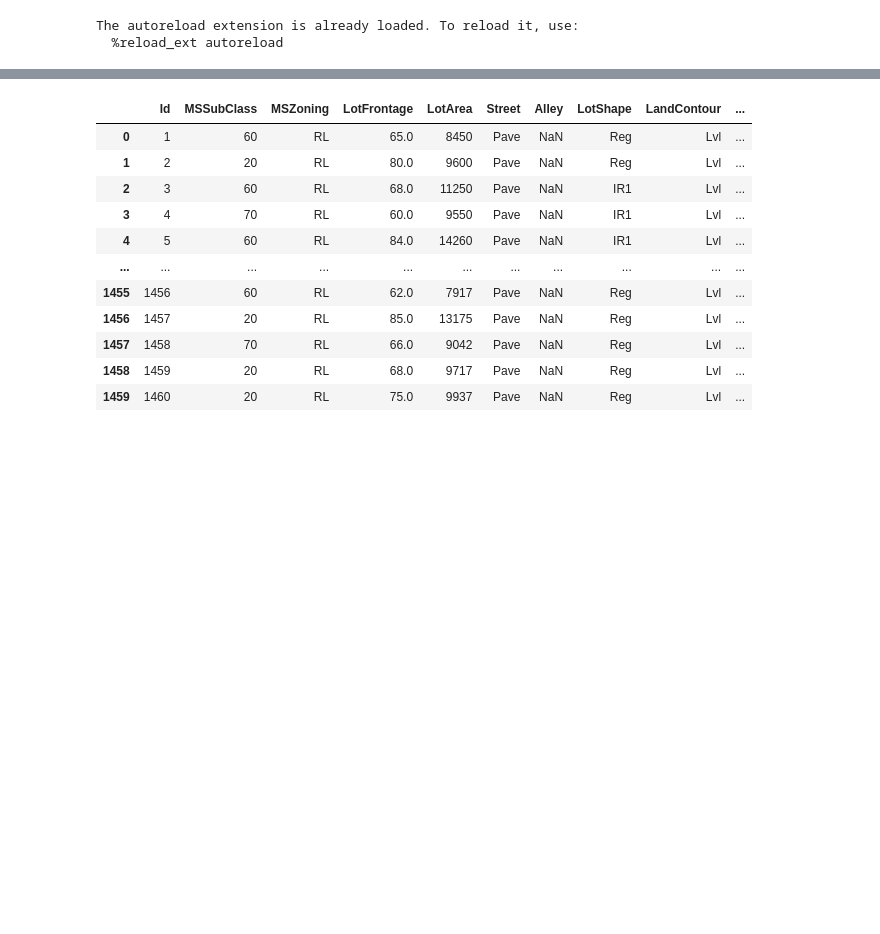
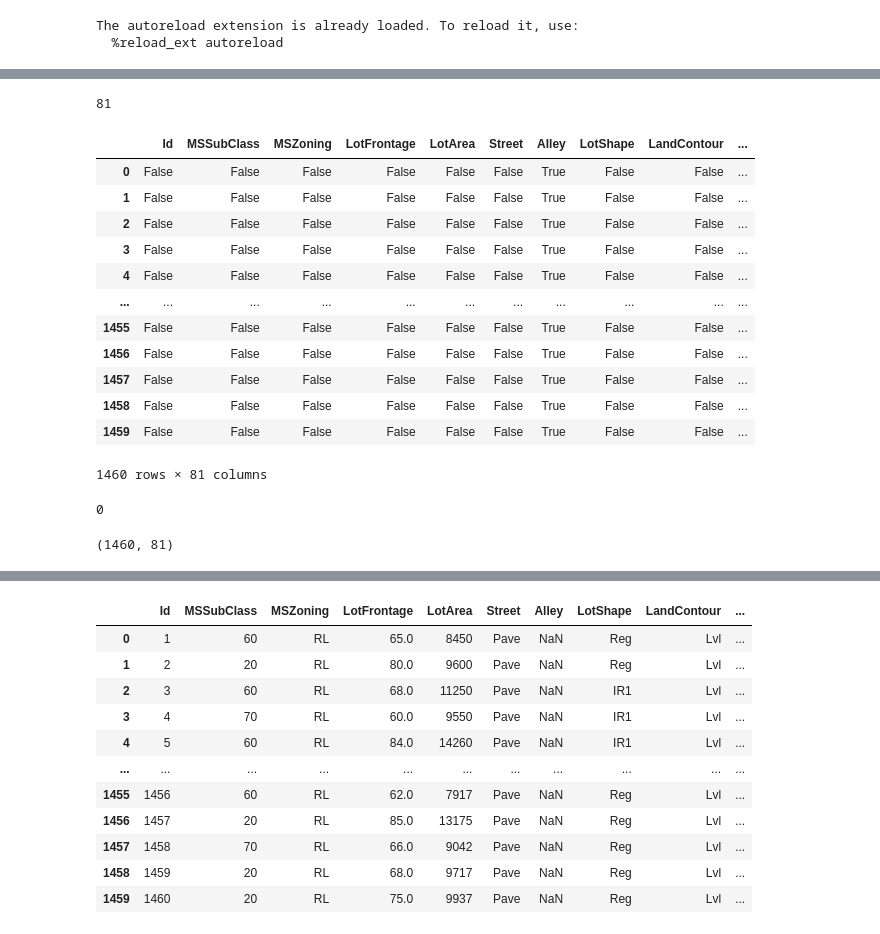
Before and after one commit to BibekRai44/Advanced-House-Price-Prediction, a Jupyter notebook: house-price-prediction.ipynb, the cells around one changed output, grey strips where cells are left out. Drawn from its saved outputs; the diff is of its cells as text; code cells hidden in the pictures; blank space fills up the shorter version.

```diff
--- a/house-price-prediction.ipynb
+++ b/house-price-prediction.ipynb
@@ -21,0 +68,28 @@ df=pd.read_csv('train.csv')
+# %%
+df.columns.value_counts().sum()
+# %% [output]
+81
+# %%
+df.isnull()
+# %% [output]
+|  | Id | MSSubClass | MSZoning | LotFrontage | LotArea | Street | Alley | LotShape | LandContour | ... |
+| 0 | False | False | False | False | False | False | True | False | False | ... |
+| 1 | False | False | False | False | False | False | True | False | False | ... |
+| 2 | False | False | False | False | False | False | True | False | False | ... |
+| 3 | False | False | False | False | False | False | True | False | False | ... |
+| 4 | False | False | False | False | False | False | True | False | False | ... |
+| ... | ... | ... | ... | ... | ... | ... | ... | ... | ... | ... |
+| 1455 | False | False | False | False | False | False | True | False | False | ... |
+| 1456 | False | False | False | False | False | False | True | False | False | ... |
+| 1457 | False | False | False | False | False | False | True | False | False | ... |
+| 1458 | False | False | False | False | False | False | True | False | False | ... |
+| 1459 | False | False | False | False | False | False | True | False | False | ... |
+1460 rows × 81 columns
+# %%
+df.columns.isnull().sum()
+# %% [output]
+0
+# %%
+df.shape
+# %% [output]
+(1460, 81)
```
Also changed, not shown: parts of 7 cells of this notebook.
